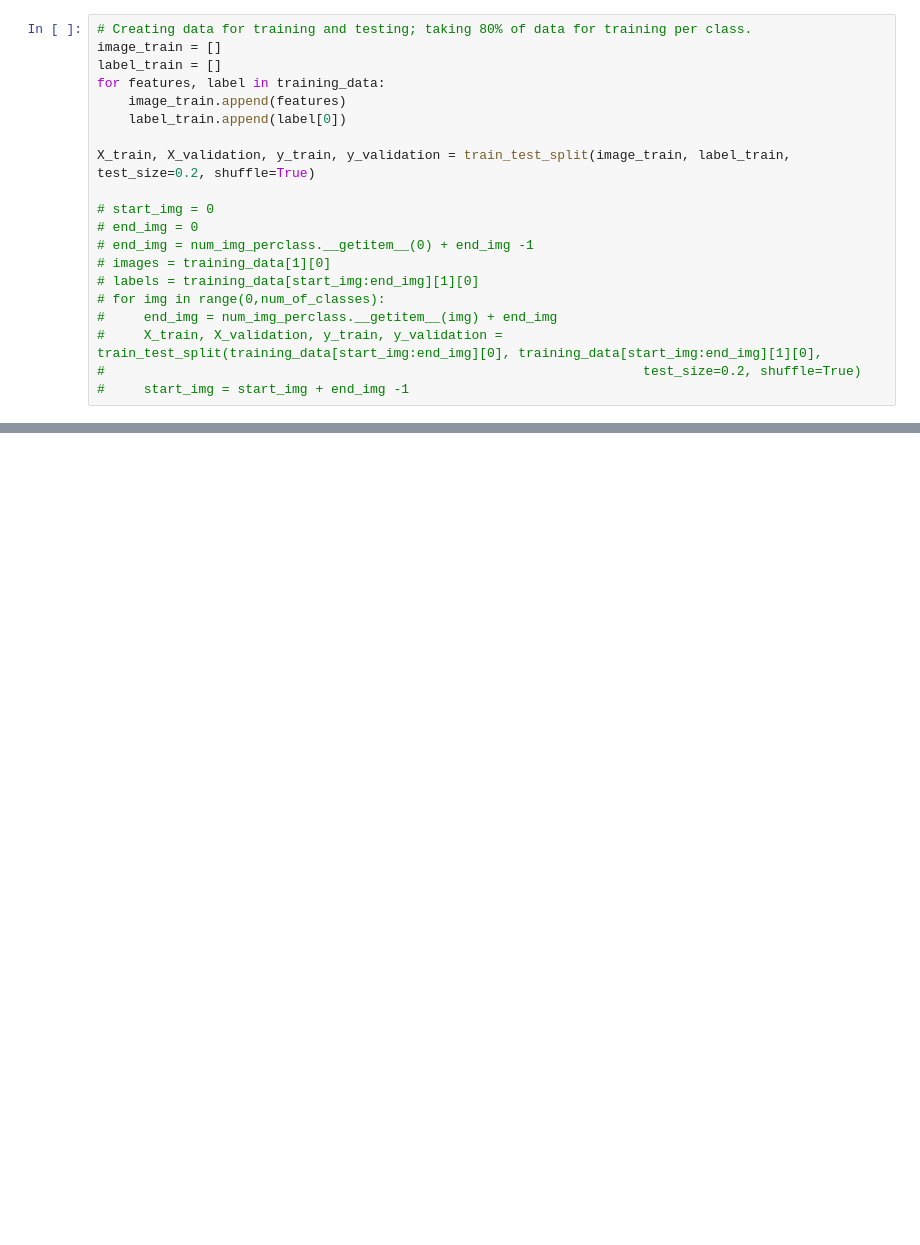
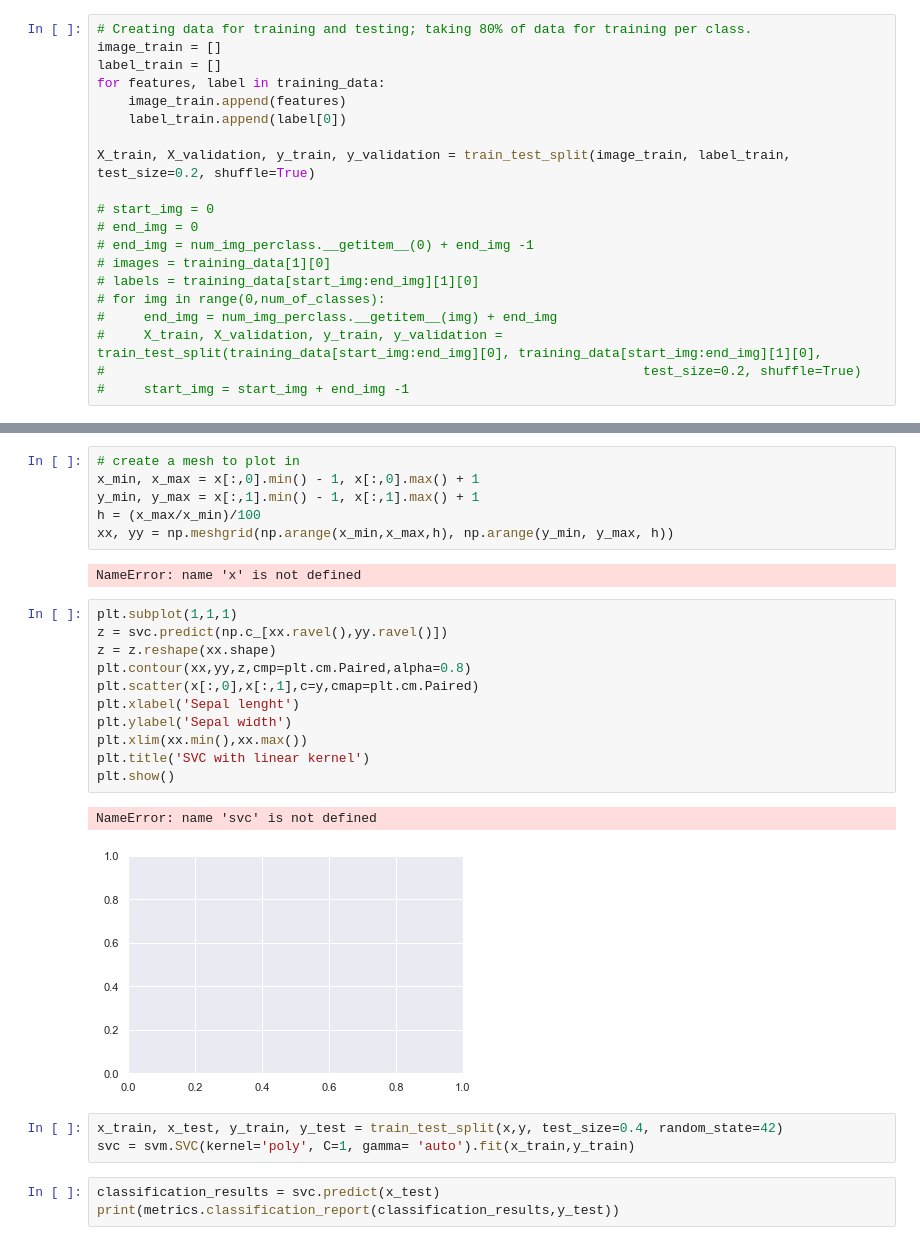
Before and after one commit to MaKaylajb/Machine-learning-for-ASL--detection-, a Jupyter notebook: ASL-data.ipynb, the cells around one changed output, grey strips where cells are left out. Cells and saved outputs as stored; diff of their text form; blank space fills up the shorter version.

```diff
--- a/ASL-data.ipynb
+++ b/ASL-data.ipynb
@@ -99,0 +120,28 @@ X_train, X_validation, y_train, y_validation = train_test_split(image_train, lab
+# %%
+# create a mesh to plot in
+x_min, x_max = x[:,0].min() - 1, x[:,0].max() + 1
+y_min, y_max = x[:,1].min() - 1, x[:,1].max() + 1
+h = (x_max/x_min)/100
+xx, yy = np.meshgrid(np.arange(x_min,x_max,h), np.arange(y_min, y_max, h))
+# %% [output]
+NameError: name 'x' is not defined
+# %%
+plt.subplot(1,1,1)
+z = svc.predict(np.c_[xx.ravel(),yy.ravel()])
+z = z.reshape(xx.shape)
+plt.contour(xx,yy,z,cmp=plt.cm.Paired,alpha=0.8)
+plt.scatter(x[:,0],x[:,1],c=y,cmap=plt.cm.Paired)
+plt.xlabel('Sepal lenght')
+plt.ylabel('Sepal width')
+plt.xlim(xx.min(),xx.max())
+plt.title('SVC with linear kernel')
+plt.show()
+# %% [output]
+NameError: name 'svc' is not defined
+[figure, added]
+# %%
+x_train, x_test, y_train, y_test = train_test_split(x,y, test_size=0.4, random_state=42)
+svc = svm.SVC(kernel='poly', C=1, gamma= 'auto').fit(x_train,y_train)
+# %%
+classification_results = svc.predict(x_test)
+print(metrics.classification_report(classification_results,y_test))
```
Also changed, not shown: parts of 8 cells of this notebook.
